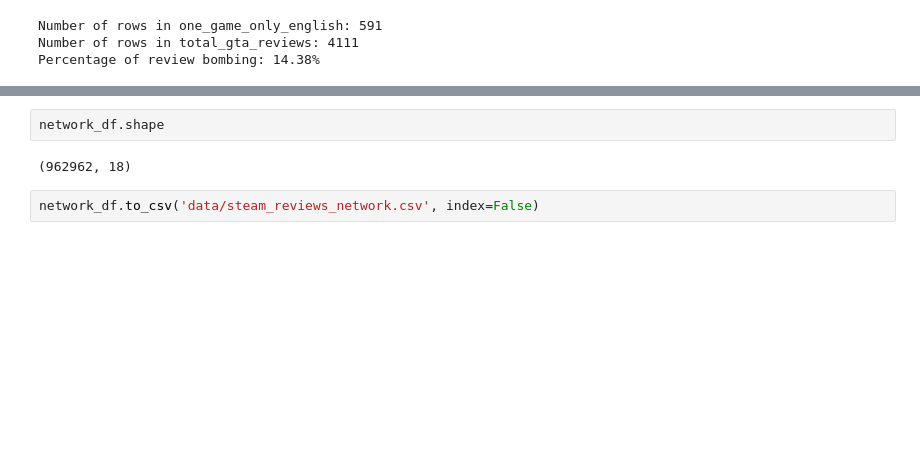
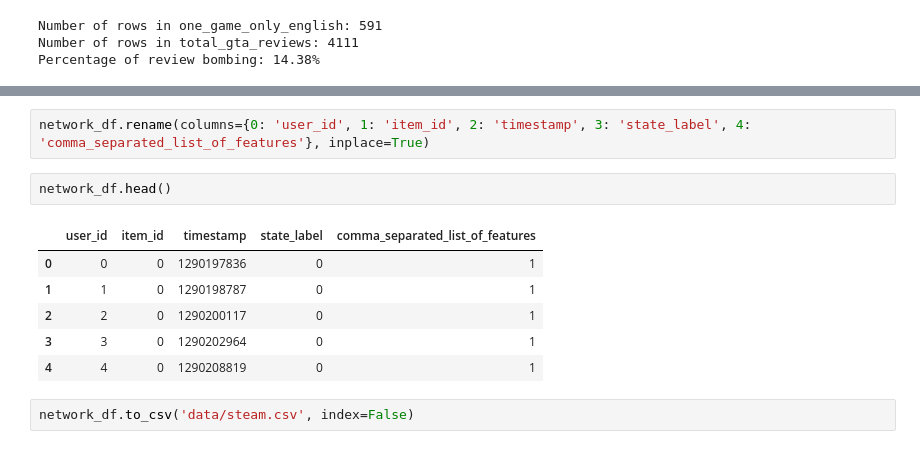
Before and after one commit to Litr0/Steam_data_converter_ML, a Jupyter notebook: transform_steam_data.ipynb, the cells around one changed output, grey strips where cells are left out. Saved outputs shown, nothing was run; the diff lists cells and outputs as text; blank space fills up the shorter version.

```diff
--- a/transform_steam_data.ipynb
+++ b/transform_steam_data.ipynb
@@ -145,6 +177,13 @@ network_df.head()
+# %%
+network_df.rename(columns={0: 'user_id', 1: 'item_id', 2: 'timestamp', 3: 'state_label', 4: 'comma_separated_list_of_features'}, inplace=True)
 # %%
-network_df.shape
+network_df.head()
 # %% [output]
-(962962, 18)
+|  | user_id | item_id | timestamp | state_label | comma_separated_list_of_features |
+| 0 | 0 | 0 | 1290197836 | 0 | 1 |
+| 1 | 1 | 0 | 1290198787 | 0 | 1 |
+| 2 | 2 | 0 | 1290200117 | 0 | 1 |
+| 3 | 3 | 0 | 1290202964 | 0 | 1 |
+| 4 | 4 | 0 | 1290208819 | 0 | 1 |
 # %%
-network_df.to_csv('data/steam_reviews_network.csv', index=False)
+network_df.to_csv('data/steam.csv', index=False)
```
Also changed, not shown: parts of 7 cells of this notebook.
